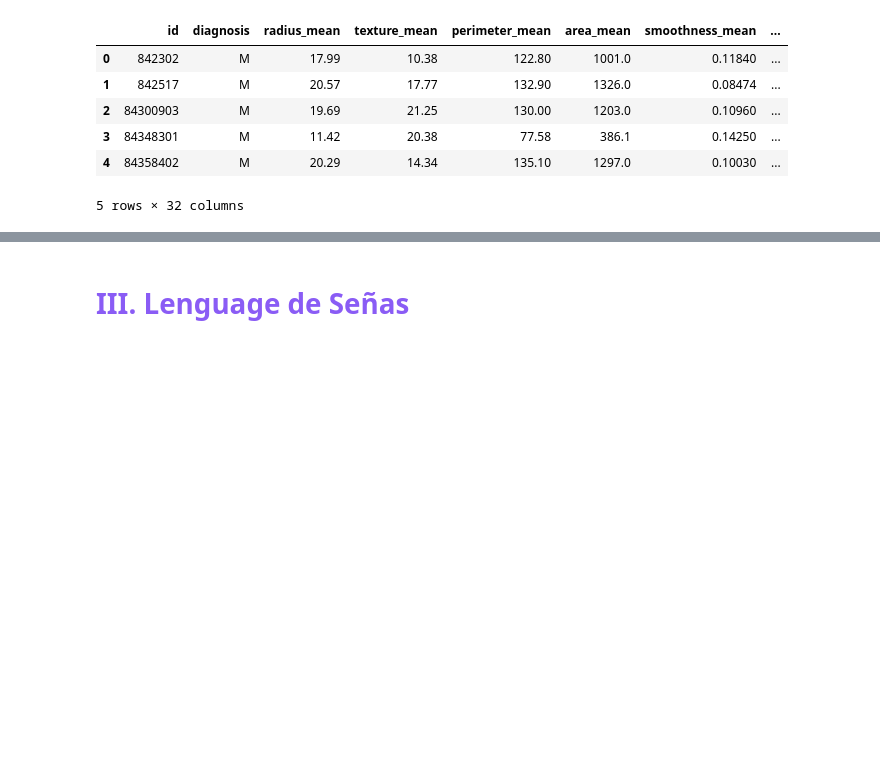
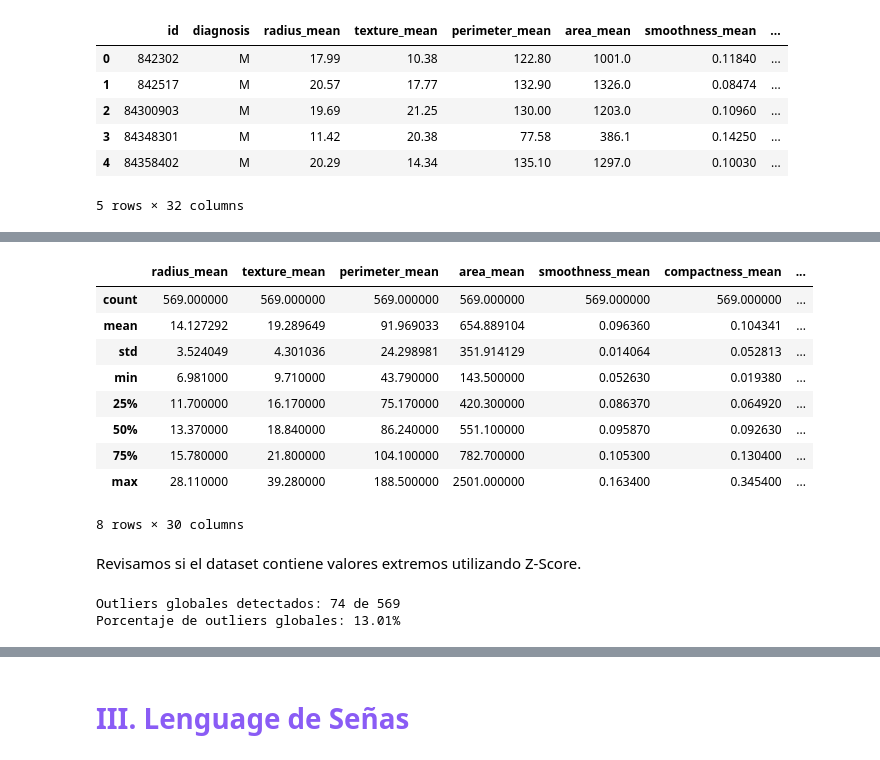
Before and after one commit to AuriRaven/Unsupervised_Learning, a Jupyter notebook: Practica_1.ipynb, the cells around one changed output, grey strips where cells are left out. Cells and saved outputs as stored; diff of their text form; code cells hidden in the pictures; blank space fills up the shorter version.

```diff
--- a/Practica_1.ipynb
+++ b/Practica_1.ipynb
@@ -483,0 +525,25 @@ df_2.head()
+# %%
+# Mostrar estadisticas descriptivas
+df_2.describe()
+# %% [output]
+|  | radius_mean | texture_mean | perimeter_mean | area_mean | smoothness_mean | compactness_mean | ... |
+| count | 569.000000 | 569.000000 | 569.000000 | 569.000000 | 569.000000 | 569.000000 | ... |
+| mean | 14.127292 | 19.289649 | 91.969033 | 654.889104 | 0.096360 | 0.104341 | ... |
+| std | 3.524049 | 4.301036 | 24.298981 | 351.914129 | 0.014064 | 0.052813 | ... |
+| min | 6.981000 | 9.710000 | 43.790000 | 143.500000 | 0.052630 | 0.019380 | ... |
+| 25% | 11.700000 | 16.170000 | 75.170000 | 420.300000 | 0.086370 | 0.064920 | ... |
+| 50% | 13.370000 | 18.840000 | 86.240000 | 551.100000 | 0.095870 | 0.092630 | ... |
+| 75% | 15.780000 | 21.800000 | 104.100000 | 782.700000 | 0.105300 | 0.130400 | ... |
+| max | 28.110000 | 39.280000 | 188.500000 | 2501.000000 | 0.163400 | 0.345400 | ... |
+8 rows × 30 columns
+# %% [markdown]
+Revisamos si el dataset contiene valores extremos utilizando Z-Score.
+# %%
+# Revisar outliers
+z_scores = np.abs((df_2 - df_2.mean()) / df_2.std())
+outliers_global = (z_scores > 3).any(axis=1)  # puntos fuera de 3 desviaciones
+print(f"Outliers globales detectados: {outliers_global.sum()} de {len(df_2)}")
+print(f"Porcentaje de outliers globales: {(outliers_global.sum() / len(df_2)) * 100:.2f}%")
+# %% [output]
+Outliers globales detectados: 74 de 569
+Porcentaje de outliers globales: 13.01%
```
Also changed, not shown: parts of 23 cells of this notebook, 1 other file.
